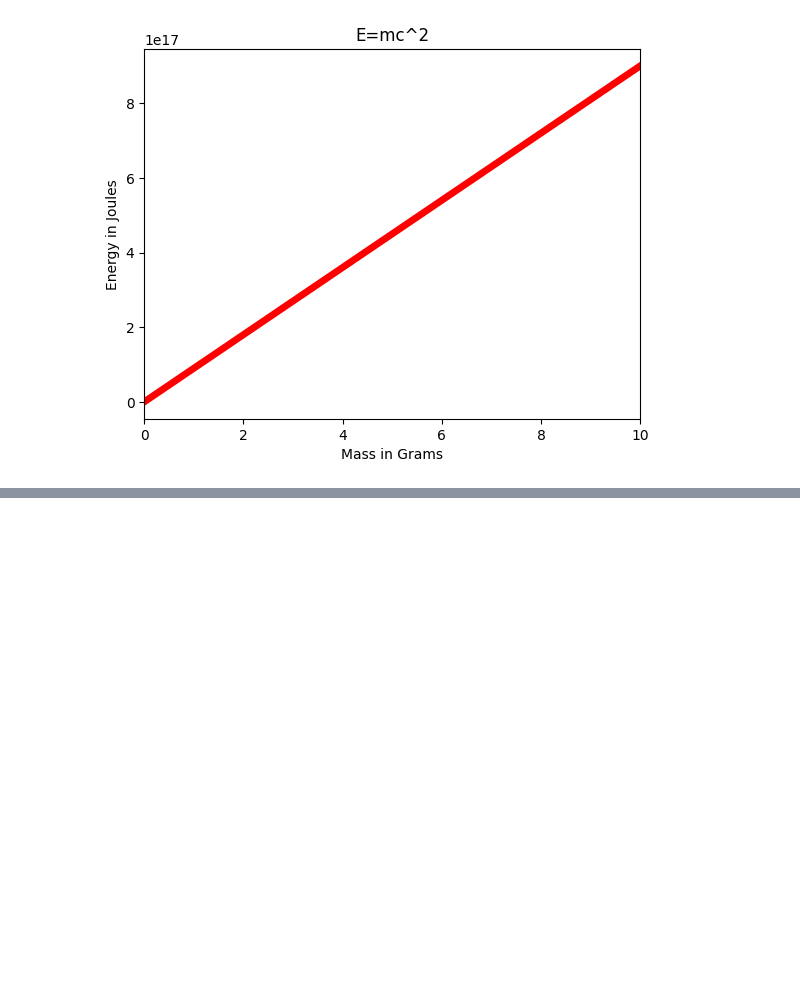
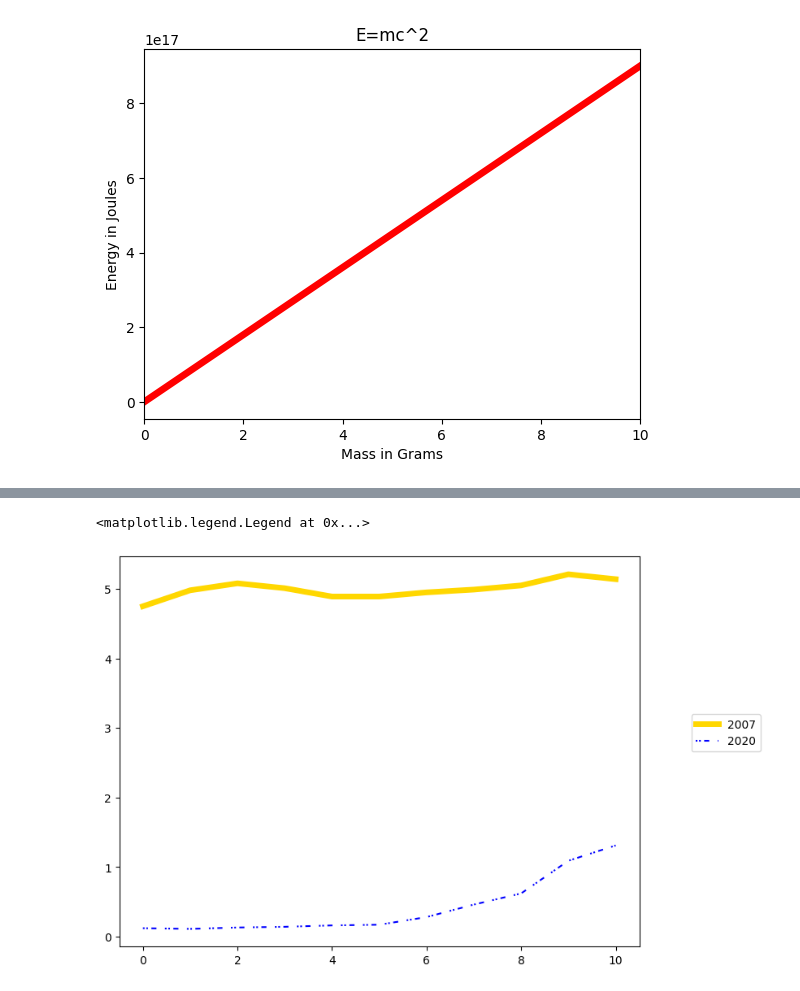
Before and after one commit to kellyjj/pythonMLClass, a Jupyter notebook: lesson6Excersise.ipynb, the cells around one changed output, grey strips where cells are left out. Drawn from its saved outputs; the diff is of its cells as text; code cells hidden in the pictures; blank space fills up the shorter version.

```diff
--- a/lesson6Excersise.ipynb
+++ b/lesson6Excersise.ipynb
@@ -36,0 +49,16 @@ plt.show()
+# %%
+labels = ['1 Mo','3 Mo','6 Mo','1 Yr','2 Yr','3 Yr','5 Yr','7 Yr','10 Yr','20 Yr','30 Yr']
+
+july16_2007 =[4.75,4.98,5.08,5.01,4.89,4.89,4.95,4.99,5.05,5.21,5.14]
+july16_2020 = [0.12,0.11,0.13,0.14,0.16,0.17,0.28,0.46,0.62,1.09,1.31]
+# %%
+fig = plt.figure()
+axes = fig.add_axes([0,0,1,1])
+
+axes.plot(july16_2007,label='2007',color='gold',lw=5,ls='-')
+lines = axes.plot(july16_2020,label="2020",color='blue')
+lines[0].set_dashes([1,1,1,2,3,5])
+axes.legend(loc=(1.1,.5))
+# %% [output]
+<matplotlib.legend.Legend at 0x...>
+[figure, added]
```
Also changed, not shown: parts of 4 cells of this notebook, 1 other file.
